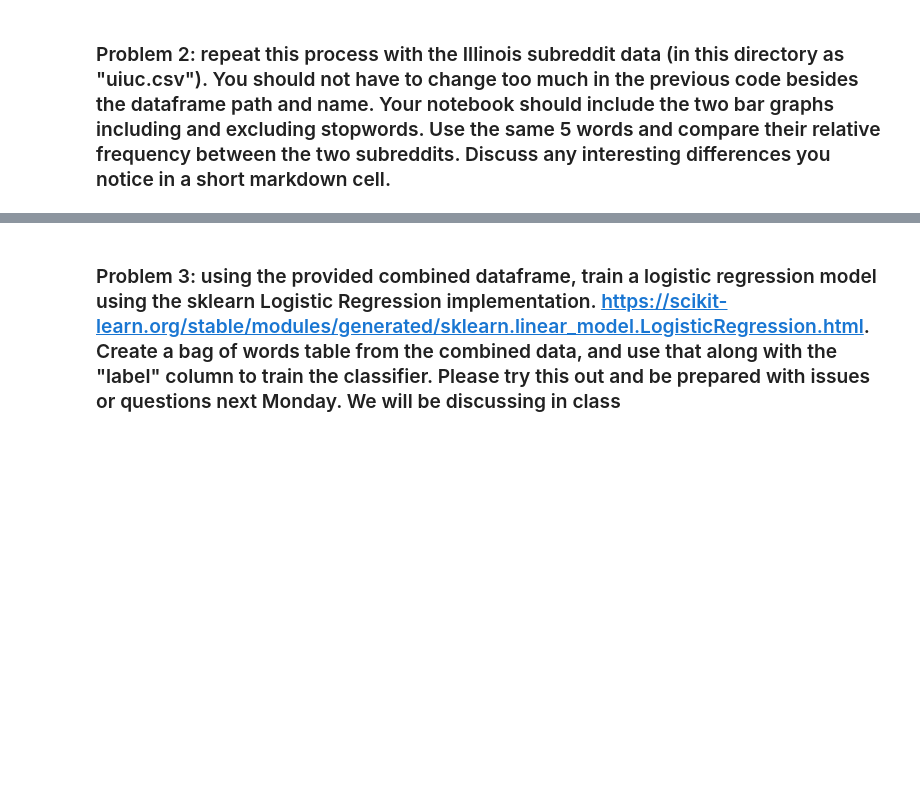
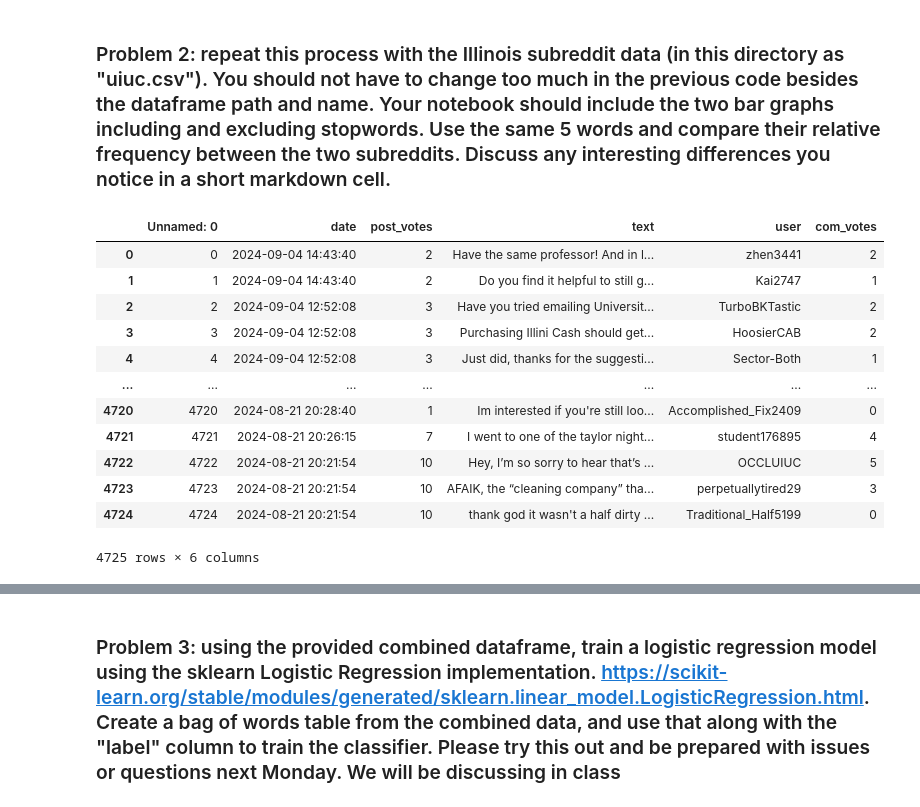
Before and after one commit to saysay2/project1-counting-words, a Jupyter notebook: project1.ipynb, the cells around one changed output, grey strips where cells are left out. Cells and saved outputs as stored; diff of their text form; code cells hidden in the pictures; blank space fills up the shorter version.

```diff
--- a/project1.ipynb
+++ b/project1.ipynb
@@ -294,3 +294,19 @@ plt.show()
 ### Problem 2: repeat this process with the Illinois subreddit data (in this directory as "uiuc.csv"). You should not have to change too much in the previous code besides the dataframe path and name. Your notebook should include the two bar graphs including and excluding stopwords. Use the same 5 words and compare their relative frequency between the two subreddits. Discuss any interesting differences you notice in a short markdown cell.
 # %%
 uiuc=pd.read_csv("uiuc.csv")
+# %%
+uiuc
+# %% [output]
+|  | Unnamed: 0 | date | post_votes | text | user | com_votes |
+| 0 | 0 | 2024-09-04 14:43:40 | 2 | Have the same professor! And in l... | zhen3441 | 2 |
+| 1 | 1 | 2024-09-04 14:43:40 | 2 | Do you find it helpful to still g... | Kai2747 | 1 |
+| 2 | 2 | 2024-09-04 12:52:08 | 3 | Have you tried emailing Universit... | TurboBKTastic | 2 |
+| 3 | 3 | 2024-09-04 12:52:08 | 3 | Purchasing Illini Cash should get... | HoosierCAB | 2 |
+| 4 | 4 | 2024-09-04 12:52:08 | 3 | Just did, thanks for the suggesti... | Sector-Both | 1 |
+| ... | ... | ... | ... | ... | ... | ... |
+| 4720 | 4720 | 2024-08-21 20:28:40 | 1 | Im interested if you're still loo... | Accomplished_Fix2409 | 0 |
+| 4721 | 4721 | 2024-08-21 20:26:15 | 7 | I went to one of the taylor night... | student176895 | 4 |
+| 4722 | 4722 | 2024-08-21 20:21:54 | 10 | Hey, I’m so sorry to hear that’s ... | OCCLUIUC | 5 |
+| 4723 | 4723 | 2024-08-21 20:21:54 | 10 | AFAIK, the “cleaning company” tha... | perpetuallytired29 | 3 |
+| 4724 | 4724 | 2024-08-21 20:21:54 | 10 | thank god it wasn't a half dirty ... | Traditional_Half5199 | 0 |
+4725 rows × 6 columns
```
Also changed, not shown: parts of 11 cells of this notebook.
